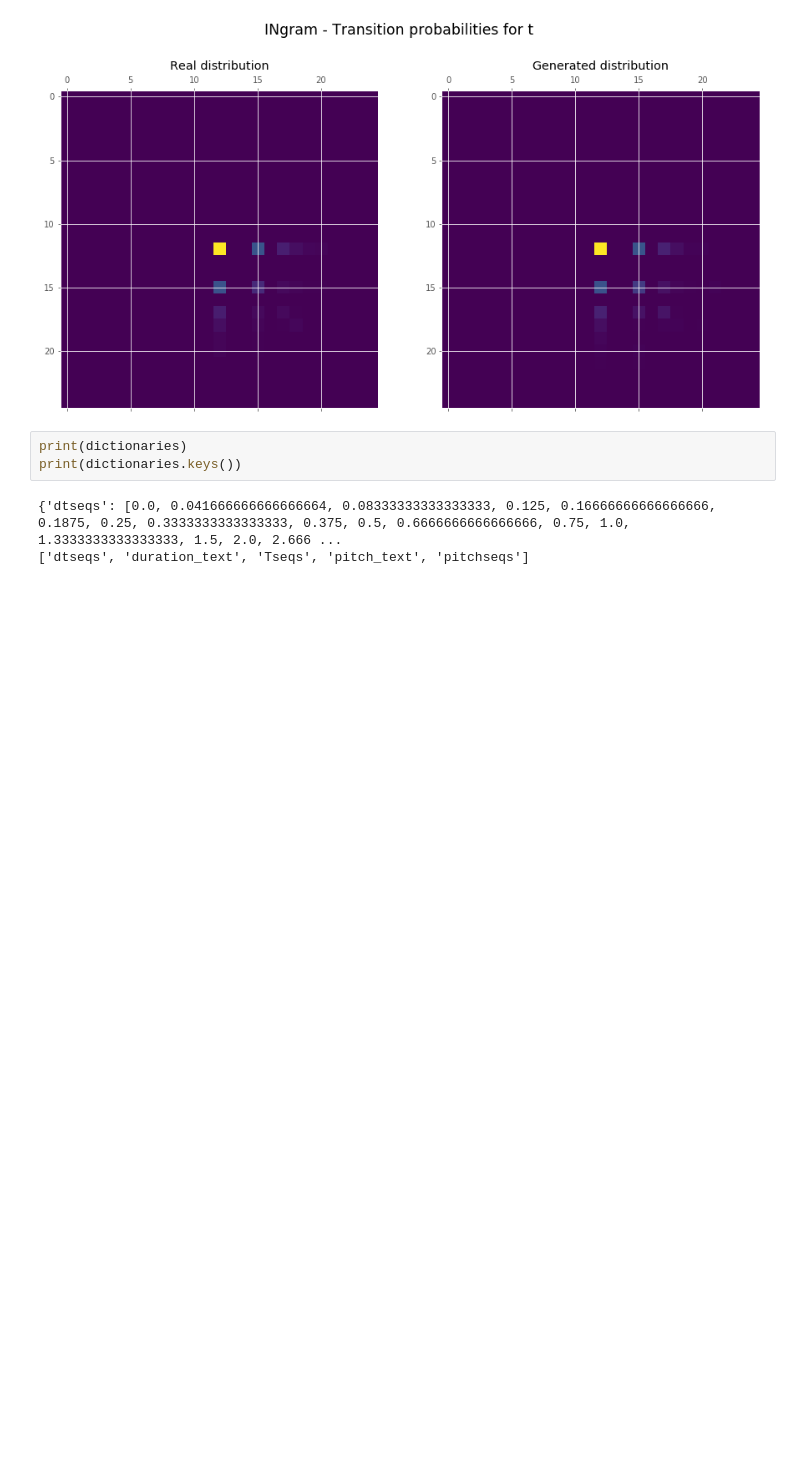
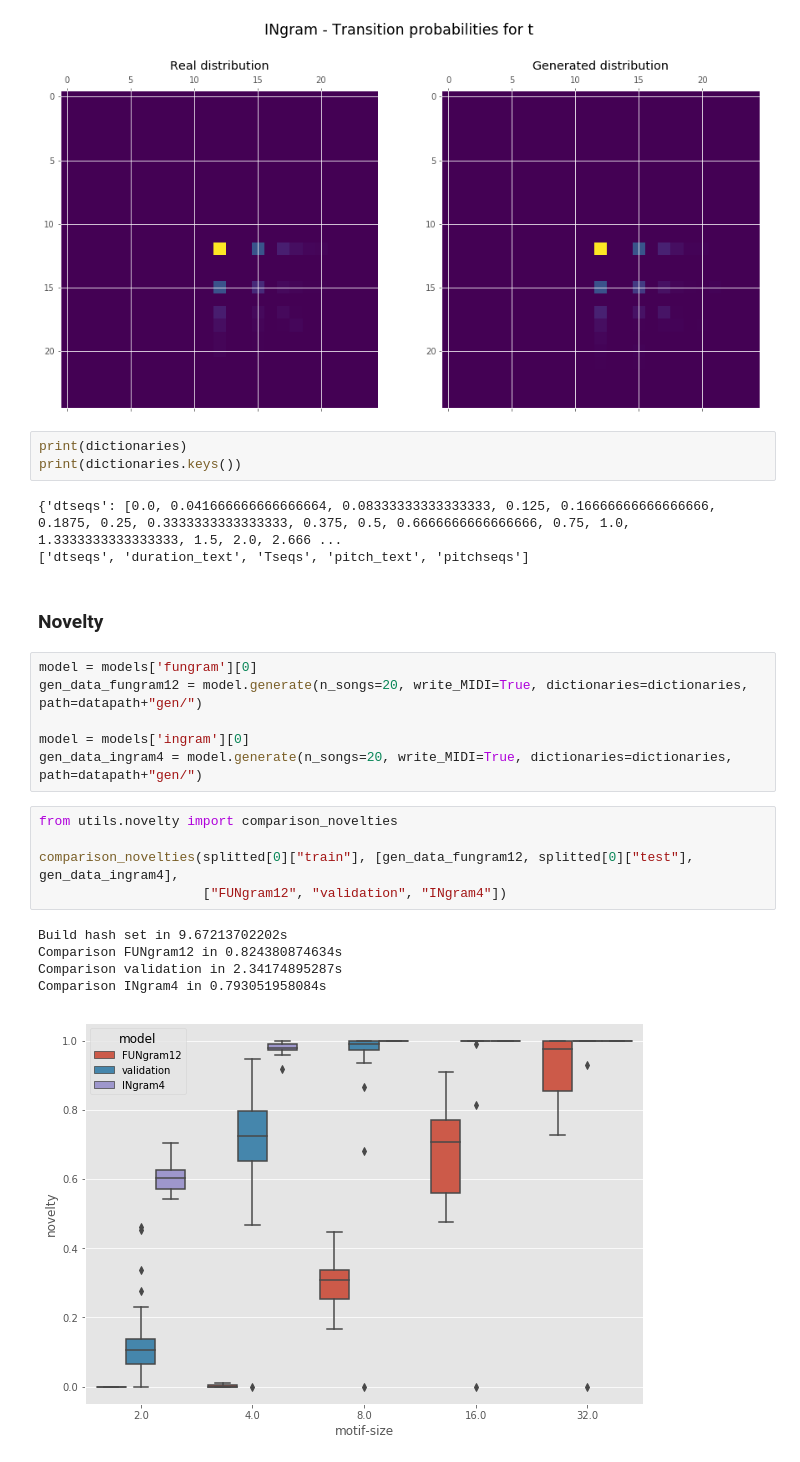
Before and after one commit to adrian-valente/evamus, a Jupyter notebook: src/Evaluation-pipeline.ipynb, the cells around one changed output. Saved outputs shown, nothing was run; the diff lists cells and outputs as text; blank space fills up the shorter version.

Commit message:
New novelty calculation + graph

```diff
--- a/src/Evaluation-pipeline.ipynb
+++ b/src/Evaluation-pipeline.ipynb
@@ -172,3 +163,22 @@ print(dictionaries.keys())
 # %% [output]
 {'dtseqs': [0.0, 0.041666666666666664, 0.08333333333333333, 0.125, 0.16666666666666666, 0.1875, 0.25, 0.3333333333333333, 0.375, 0.5, 0.6666666666666666, 0.75, 1.0, 1.3333333333333333, 1.5, 2.0, 2.666 ...
 ['dtseqs', 'duration_text', 'Tseqs', 'pitch_text', 'pitchseqs']
+# %% [markdown]
+### Novelty
+# %%
+model = models['fungram'][0]
+gen_data_fungram12 = model.generate(n_songs=20, write_MIDI=True, dictionaries=dictionaries, path=datapath+"gen/")
+
+model = models['ingram'][0]
+gen_data_ingram4 = model.generate(n_songs=20, write_MIDI=True, dictionaries=dictionaries, path=datapath+"gen/")
+# %%
+from utils.novelty import comparison_novelties
+
+comparison_novelties(splitted[0]["train"], [gen_data_fungram12, splitted[0]["test"], gen_data_ingram4],
+                     ["FUNgram12", "validation", "INgram4"])
+# %% [output]
+Build hash set in 9.67213702202s
+Comparison FUNgram12 in 0.824380874634s
+Comparison validation in 2.34174895287s
+Comparison INgram4 in 0.793051958084s
+[figure, added]
```
Also changed, not shown: parts of 1 cell of this notebook, 4 other files.
